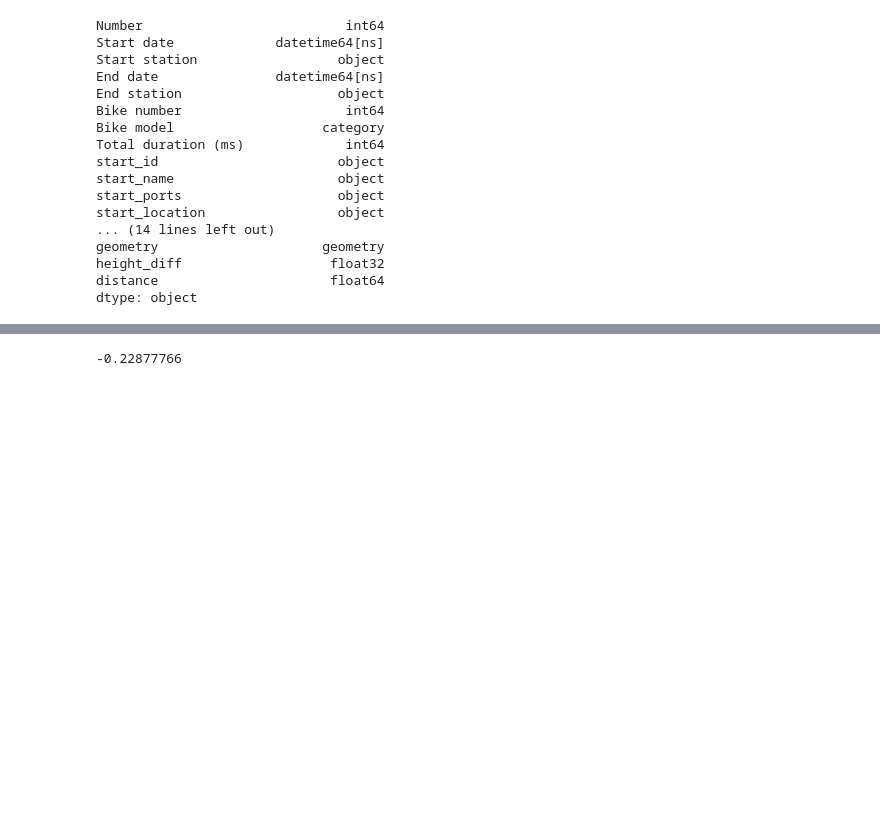
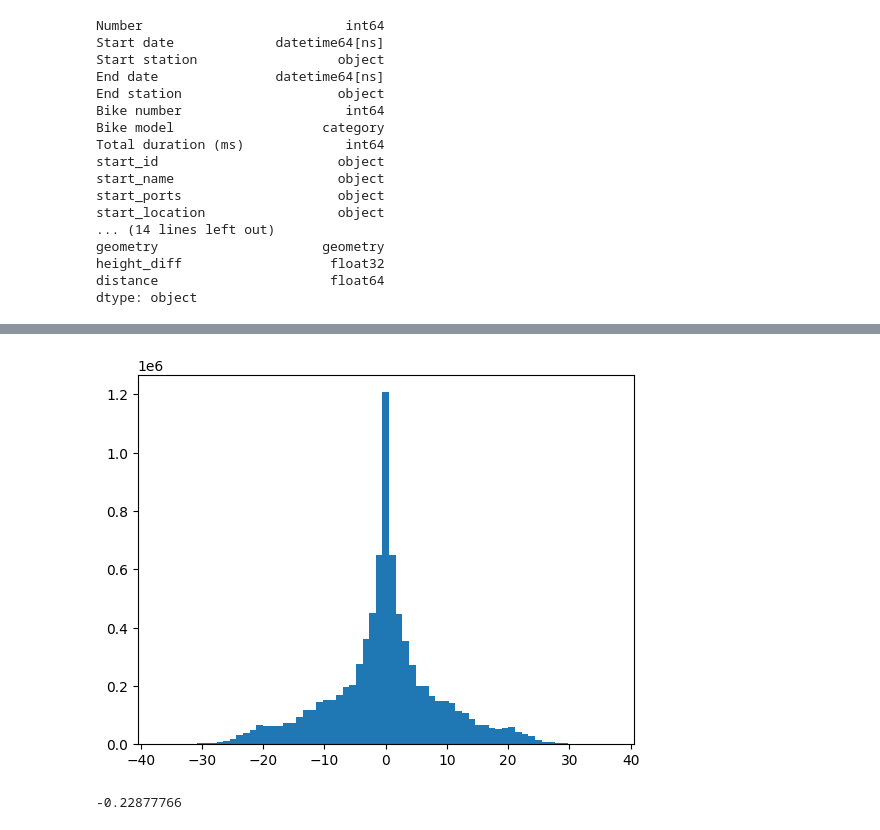
Before and after one commit to sokimura39/QM_Report, a Jupyter notebook: analysis.ipynb, the cells around one changed output, grey strips where cells are left out. Saved outputs shown, nothing was run; the diff lists cells and outputs as text; code cells hidden in the pictures; blank space fills up the shorter version.

```diff
--- a/analysis.ipynb
+++ b/analysis.ipynb
@@ -81,3 +100,21 @@ journeys_gdf.height_diff.mean()
+# %%
+# draw histogram of height distance
+
+# set up plot
+fig, ax = plt.subplots(1, 1)
+
+# add histogram
+ax.hist(
+    journeys_gdf.height_diff,
+    bins = 81
+)
+
+# set limits
+ax.set_xlim(-40.5, 40.5)
+
+plt.show()
+# %% [output]
+[figure, added]
 # %%
 journeys_gdf[journeys_gdf['Start station'] != journeys_gdf['End station']].height_diff.mean()
 # %% [output]
```
Also changed, not shown: parts of 9 cells of this notebook, 1 other file.
